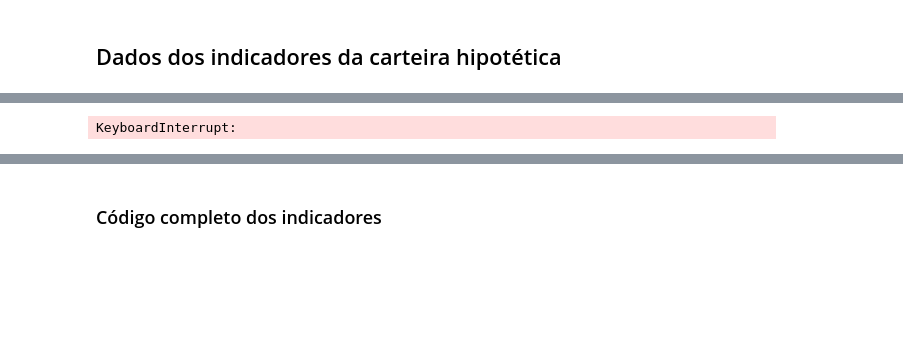
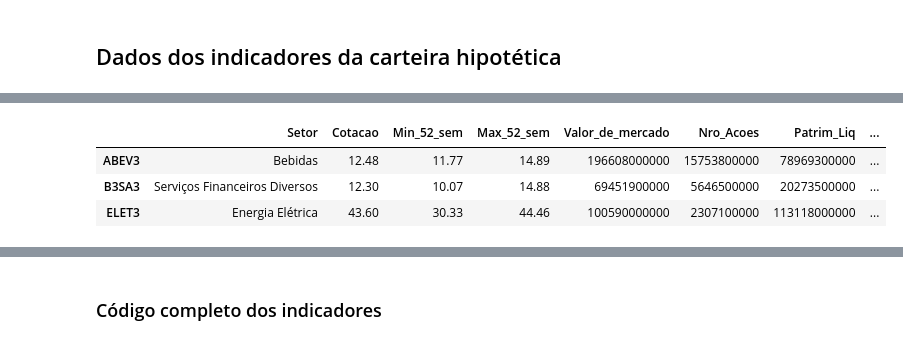
Before and after one commit to ledsouza/python-powerbi, a Jupyter notebook: Extração_das_cotações_e_indicadores.ipynb, the cells around one changed output, grey strips where cells are left out. Drawn from its saved outputs; the diff is of its cells as text; code cells hidden in the pictures; blank space fills up the shorter version.

Commit message:
Obtendo os indicadores

```diff
--- a/Extração_das_cotações_e_indicadores.ipynb
+++ b/Extração_das_cotações_e_indicadores.ipynb
@@ -157,16 +155,8 @@ carteira_fund = ["ABEV3", "B3SA3", "ELET3", "GGBR4", "ITSA4",
                  "PETR4", "RENT3", "SUZB3", "VALE3", "WEGE3"]
 # %%
 # Criando um df com algumas infos da carteira
-def fundamentus_get_papel(lista_tickers, lista_indicadores):
-    papeis = [fundamentus.get_papel(t) for t in lista_tickers]
-    indicadores = pd.concat(papeis)[lista_indicadores]
-    return indicadores
-
-indicadores = ['Setor', 'Cotacao', 'Min_52_sem', 'Max_52_sem',
-               'Valor_de_mercado', 'Nro_Acoes', 'Patrim_Liq',
-               'Receita_Liquida_12m','Receita_Liquida_3m',
-               'Lucro_Liquido_12m', 'Lucro_Liquido_3m']
-
-ind = fundamentus_get_papel(carteira_fund, indicadores)
+ind = fundamentus.get_papel(carteira_fund)[['Setor', 'Cotacao', 'Min_52_sem', 'Max_52_sem', 'Valor_de_mercado',
+                                            'Nro_Acoes', 'Patrim_Liq','Receita_Liquida_12m','Receita_Liquida_3m',
+                                            'Lucro_Liquido_12m', 'Lucro_Liquido_3m']]
 ind.head(3)
 # %% [output]
@@ -179,4 +174,7 @@ ind.head(3)
-KeyboardInterrupt:
+|  | Setor | Cotacao | Min_52_sem | Max_52_sem | Valor_de_mercado | Nro_Acoes | Patrim_Liq | ... |
+| ABEV3 | Bebidas | 12.48 | 11.77 | 14.89 | 196608000000 | 15753800000 | 78969300000 | ... |
+| B3SA3 | Serviços Financeiros Diversos | 12.30 | 10.07 | 14.88 | 69451900000 | 5646500000 | 20273500000 | ... |
+| ELET3 | Energia Elétrica | 43.60 | 30.33 | 44.46 | 100590000000 | 2307100000 | 113118000000 | ... |
 # %%
 ind.info()
 # %% [output]
```
Also changed, not shown: parts of 14 cells of this notebook.
